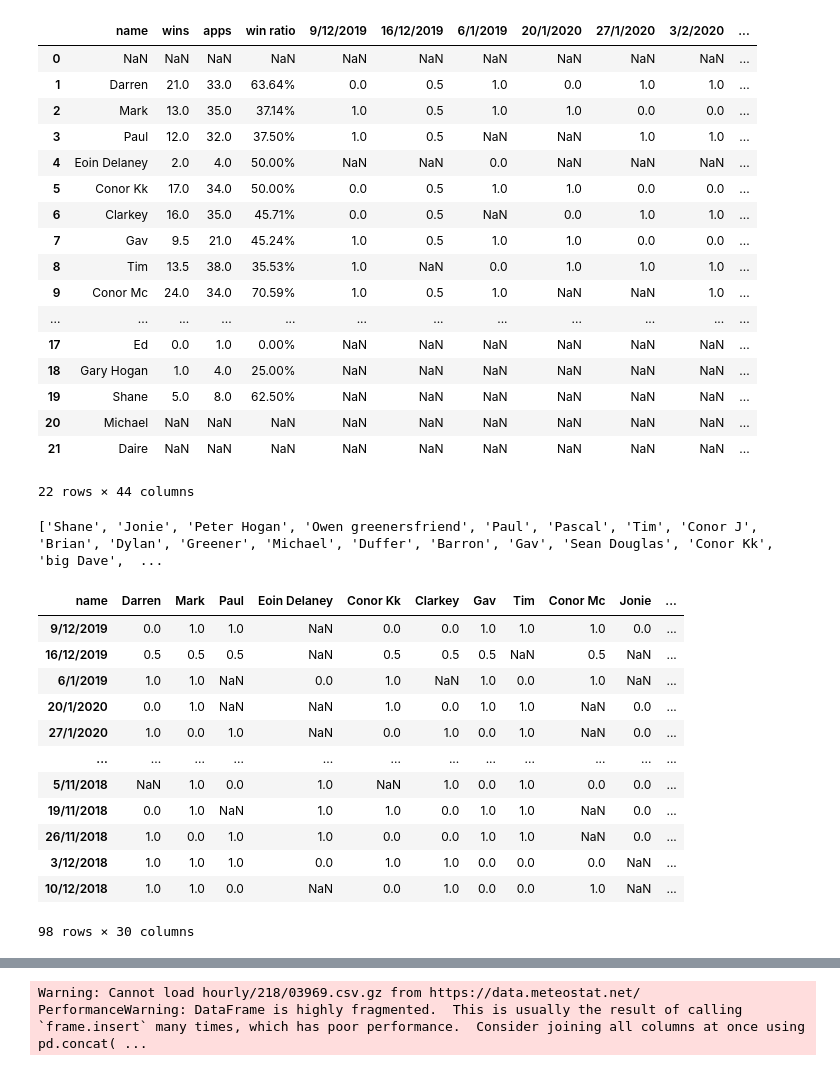
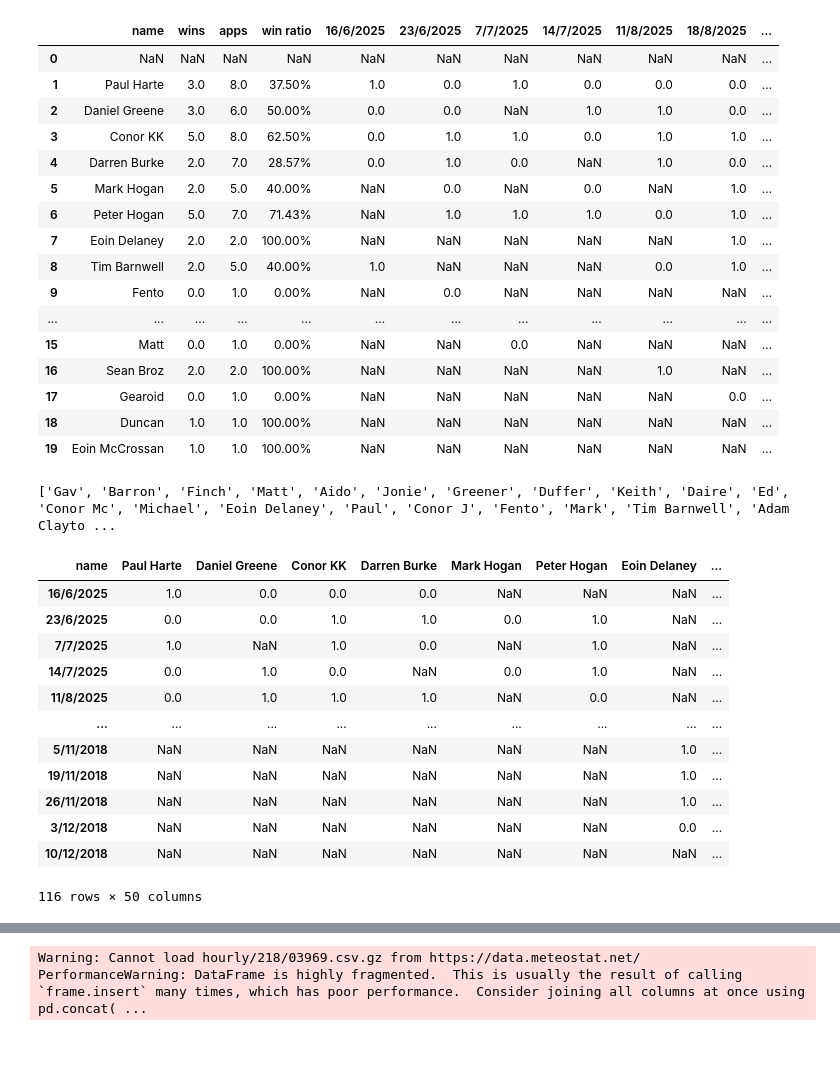
Before and after one commit to paulharte/football_team_picker, a Jupyter notebook: football_team_picker.ipynb, the cells around one changed output, grey strips where cells are left out. Saved outputs shown, nothing was run; the diff lists cells and outputs as text; code cells hidden in the pictures.

Commit message:
Working predictor for 2025 season

```diff
--- a/football_team_picker.ipynb
+++ b/football_team_picker.ipynb
@@ -2,29 +2,28 @@
 import pandas as pd
 import tensorflow as tf
 # %%
-filenames = ['./season_20.csv', './season_19.csv', './season_18.csv']
+filenames = ['./season_25.csv','./season_24.csv','./season_20.csv', './season_19.csv', './season_18.csv']
 
 csv = pd.read_csv(filenames[0])
 csv
 # %% [output]
-|  | name | wins | apps | win ratio | 9/12/2019 | 16/12/2019 | 6/1/2019 | 20/1/2020 | 27/1/2020 | 3/2/2020 | ... |
+|  | name | wins | apps | win ratio | 16/6/2025 | 23/6/2025 | 7/7/2025 | 14/7/2025 | 11/8/2025 | 18/8/2025 | ... |
 | 0 | NaN | NaN | NaN | NaN | NaN | NaN | NaN | NaN | NaN | NaN | ... |
-| 1 | Darren | 21.0 | 33.0 | 63.64% | 0.0 | 0.5 | 1.0 | 0.0 | 1.0 | 1.0 | ... |
-| 2 | Mark | 13.0 | 35.0 | 37.14% | 1.0 | 0.5 | 1.0 | 1.0 | 0.0 | 0.0 | ... |
-| 3 | Paul | 12.0 | 32.0 | 37.50% | 1.0 | 0.5 | NaN | NaN | 1.0 | 1.0 | ... |
-| 4 | Eoin Delaney | 2.0 | 4.0 | 50.00% | NaN | NaN | 0.0 | NaN | NaN | NaN | ... |
-| 5 | Conor Kk | 17.0 | 34.0 | 50.00% | 0.0 | 0.5 | 1.0 | 1.0 | 0.0 | 0.0 | ... |
-| 6 | Clarkey | 16.0 | 35.0 | 45.71% | 0.0 | 0.5 | NaN | 0.0 | 1.0 | 1.0 | ... |
-| 7 | Gav | 9.5 | 21.0 | 45.24% | 1.0 | 0.5 | 1.0 | 1.0 | 0.0 | 0.0 | ... |
-| 8 | Tim | 13.5 | 38.0 | 35.53% | 1.0 | NaN | 0.0 | 1.0 | 1.0 | 1.0 | ... |
-| 9 | Conor Mc | 24.0 | 34.0 | 70.59% | 1.0 | 0.5 | 1.0 | NaN | NaN | 1.0 | ... |
+| 1 | Paul Harte | 3.0 | 8.0 | 37.50% | 1.0 | 0.0 | 1.0 | 0.0 | 0.0 | 0.0 | ... |
+| 2 | Daniel Greene | 3.0 | 6.0 | 50.00% | 0.0 | 0.0 | NaN | 1.0 | 1.0 | 0.0 | ... |
+| 3 | Conor KK | 5.0 | 8.0 | 62.50% | 0.0 | 1.0 | 1.0 | 0.0 | 1.0 | 1.0 | ... |
+| 4 | Darren Burke | 2.0 | 7.0 | 28.57% | 0.0 | 1.0 | 0.0 | NaN | 1.0 | 0.0 | ... |
+| 5 | Mark Hogan | 2.0 | 5.0 | 40.00% | NaN | 0.0 | NaN | 0.0 | NaN | 1.0 | ... |
+| 6 | Peter Hogan | 5.0 | 7.0 | 71.43% | NaN | 1.0 | 1.0 | 1.0 | 0.0 | 1.0 | ... |
+| 7 | Eoin Delaney | 2.0 | 2.0 | 100.00% | NaN | NaN | NaN | NaN | NaN | 1.0 | ... |
+| 8 | Tim Barnwell | 2.0 | 5.0 | 40.00% | 1.0 | NaN | NaN | NaN | 0.0 | 1.0 | ... |
+| 9 | Fento | 0.0 | 1.0 | 0.00% | NaN | 0.0 | NaN | NaN | NaN | NaN | ... |
 | ... | ... | ... | ... | ... | ... | ... | ... | ... | ... | ... | ... |
-| 17 | Ed | 0.0 | 1.0 | 0.00% | NaN | NaN | NaN | NaN | NaN | NaN | ... |
-| 18 | Gary Hogan | 1.0 | 4.0 | 25.00% | NaN | NaN | NaN | NaN | NaN | NaN | ... |
-| 19 | Shane | 5.0 | 8.0 | 62.50% | NaN | NaN | NaN | NaN | NaN | NaN | ... |
-| 20 | Michael | NaN | NaN | NaN | NaN | NaN | NaN | NaN | NaN | NaN | ... |
-| 21 | Daire | NaN | NaN | NaN | NaN | NaN | NaN | NaN | NaN | NaN | ... |
+| 15 | Matt | 0.0 | 1.0 | 0.00% | NaN | NaN | 0.0 | NaN | NaN | NaN | ... |
+| 16 | Sean Broz | 2.0 | 2.0 | 100.00% | NaN | NaN | NaN | NaN | 1.0 | NaN | ... |
+| 17 | Gearoid | 0.0 | 1.0 | 0.00% | NaN | NaN | NaN | NaN | NaN | 0.0 | ... |
+| 18 | Duncan | 1.0 | 1.0 | 100.00% | NaN | NaN | NaN | NaN | NaN | NaN | ... |
+| 19 | Eoin McCrossan | 1.0 | 1.0 | 100.00% | NaN | NaN | NaN | NaN | NaN | NaN | ... |
-22 rows × 44 columns
 # %%
 total_player_list = []
 flipped_dfs = []
@@ -59,20 +58,20 @@ flipped_dfs
 flipped = pd.concat(flipped_dfs)
 flipped
 # %% [output]
-['Shane', 'Jonie', 'Peter Hogan', 'Owen greenersfriend', 'Paul', 'Pascal', 'Tim', 'Conor J', 'Brian', 'Dylan', 'Greener', 'Michael', 'Duffer', 'Barron', 'Gav', 'Sean Douglas', 'Conor Kk', 'big Dave',  ...
+['Gav', 'Barron', 'Finch', 'Matt', 'Aido', 'Jonie', 'Greener', 'Duffer', 'Keith', 'Daire', 'Ed', 'Conor Mc', 'Michael', 'Eoin Delaney', 'Paul', 'Conor J', 'Fento', 'Mark', 'Tim Barnwell', 'Adam Clayto ...
-| name | Darren | Mark | Paul | Eoin Delaney | Conor Kk | Clarkey | Gav | Tim | Conor Mc | Jonie | ... |
-| 9/12/2019 | 0.0 | 1.0 | 1.0 | NaN | 0.0 | 0.0 | 1.0 | 1.0 | 1.0 | 0.0 | ... |
-| 16/12/2019 | 0.5 | 0.5 | 0.5 | NaN | 0.5 | 0.5 | 0.5 | NaN | 0.5 | NaN | ... |
-| 6/1/2019 | 1.0 | 1.0 | NaN | 0.0 | 1.0 | NaN | 1.0 | 0.0 | 1.0 | NaN | ... |
-| 20/1/2020 | 0.0 | 1.0 | NaN | NaN | 1.0 | 0.0 | 1.0 | 1.0 | NaN | 0.0 | ... |
-| 27/1/2020 | 1.0 | 0.0 | 1.0 | NaN | 0.0 | 1.0 | 0.0 | 1.0 | NaN | 0.0 | ... |
-| ... | ... | ... | ... | ... | ... | ... | ... | ... | ... | ... | ... |
-| 5/11/2018 | NaN | 1.0 | 0.0 | 1.0 | NaN | 1.0 | 0.0 | 1.0 | 0.0 | 0.0 | ... |
-| 19/11/2018 | 0.0 | 1.0 | NaN | 1.0 | 1.0 | 0.0 | 1.0 | 1.0 | NaN | 0.0 | ... |
-| 26/11/2018 | 1.0 | 0.0 | 1.0 | 1.0 | 0.0 | 0.0 | 1.0 | 1.0 | NaN | 0.0 | ... |
-| 3/12/2018 | 1.0 | 1.0 | 1.0 | 0.0 | 1.0 | 1.0 | 0.0 | 0.0 | 0.0 | NaN | ... |
-| 10/12/2018 | 1.0 | 1.0 | 0.0 | NaN | 0.0 | 1.0 | 0.0 | 0.0 | 1.0 | NaN | ... |
+| name | Paul Harte | Daniel Greene | Conor KK | Darren Burke | Mark Hogan | Peter Hogan | Eoin Delaney | ... |
+| 16/6/2025 | 1.0 | 0.0 | 0.0 | 0.0 | NaN | NaN | NaN | ... |
+| 23/6/2025 | 0.0 | 0.0 | 1.0 | 1.0 | 0.0 | 1.0 | NaN | ... |
+| 7/7/2025 | 1.0 | NaN | 1.0 | 0.0 | NaN | 1.0 | NaN | ... |
+| 14/7/2025 | 0.0 | 1.0 | 0.0 | NaN | 0.0 | 1.0 | NaN | ... |
+| 11/8/2025 | 0.0 | 1.0 | 1.0 | 1.0 | NaN | 0.0 | NaN | ... |
+| ... | ... | ... | ... | ... | ... | ... | ... | ... |
+| 5/11/2018 | NaN | NaN | NaN | NaN | NaN | NaN | 1.0 | ... |
+| 19/11/2018 | NaN | NaN | NaN | NaN | NaN | NaN | 1.0 | ... |
+| 26/11/2018 | NaN | NaN | NaN | NaN | NaN | NaN | 1.0 | ... |
+| 3/12/2018 | NaN | NaN | NaN | NaN | NaN | NaN | 0.0 | ... |
+| 10/12/2018 | NaN | NaN | NaN | NaN | NaN | NaN | NaN | ... |
-98 rows × 30 columns
+116 rows × 50 columns
 # %%
 player_names = list(flipped.columns)
 player_names
```
Also changed, not shown: parts of 14 cells of this notebook, 3 other files.
